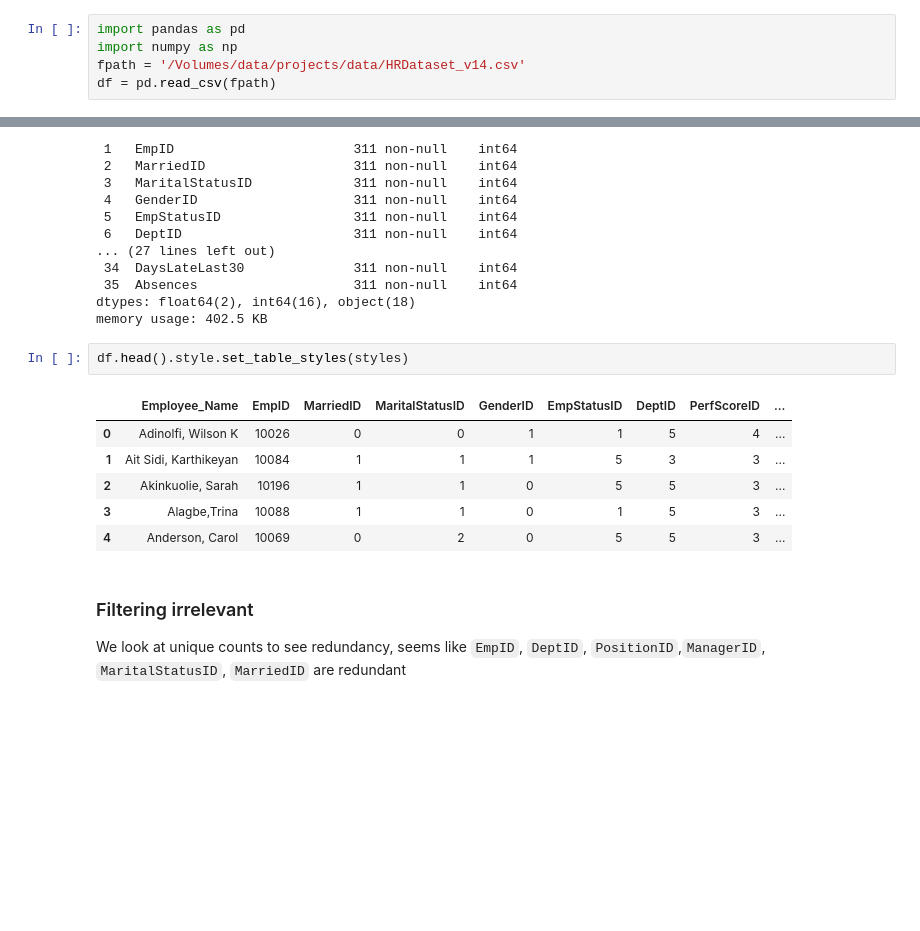
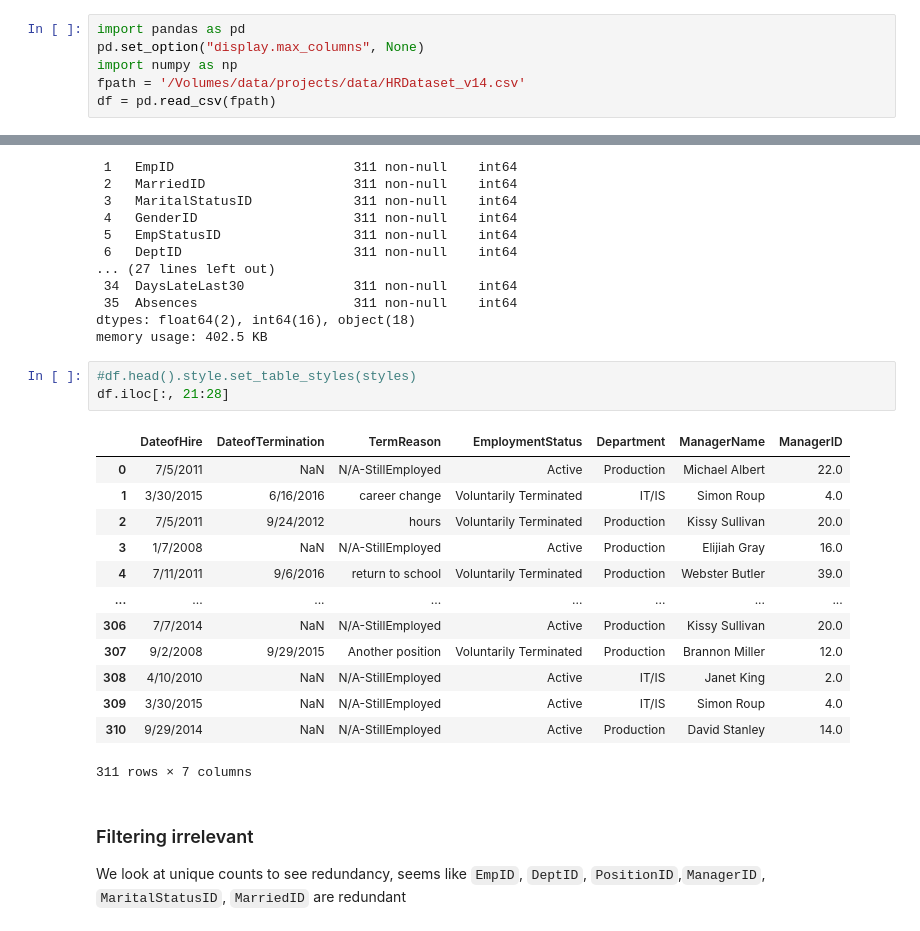
Before and after one commit to emmandecena/jpbook, a Jupyter notebook: book/docs/hrdatasetv14.ipynb, the cells around one changed output, grey strips where cells are left out. Cells and saved outputs as stored; diff of their text form; blank space fills up the shorter version.

```diff
--- a/book/docs/hrdatasetv14.ipynb
+++ b/book/docs/hrdatasetv14.ipynb
@@ -40,6 +40,7 @@ This section contains:
 # lag measures - absences, late, resigned or not
 # %%
 import pandas as pd
+pd.set_option("display.max_columns", None)
 import numpy as np
 fpath = '/Volumes/data/projects/data/HRDataset_v14.csv'
 df = pd.read_csv(fpath)
@@ -90,14 +77,22 @@ Data columns (total 36 columns):
 dtypes: float64(2), int64(16), object(18)
 memory usage: 402.5 KB
 # %%
-df.head().style.set_table_styles(styles)
+#df.head().style.set_table_styles(styles)
+df.iloc[:, 21:28]
 # %% [output]
-|  | Employee_Name | EmpID | MarriedID | MaritalStatusID | GenderID | EmpStatusID | DeptID | PerfScoreID | ... |
-| 0 | Adinolfi, Wilson K | 10026 | 0 | 0 | 1 | 1 | 5 | 4 | ... |
-| 1 | Ait Sidi, Karthikeyan | 10084 | 1 | 1 | 1 | 5 | 3 | 3 | ... |
-| 2 | Akinkuolie, Sarah | 10196 | 1 | 1 | 0 | 5 | 5 | 3 | ... |
-| 3 | Alagbe,Trina | 10088 | 1 | 1 | 0 | 1 | 5 | 3 | ... |
-| 4 | Anderson, Carol | 10069 | 0 | 2 | 0 | 5 | 5 | 3 | ... |
+|  | DateofHire | DateofTermination | TermReason | EmploymentStatus | Department | ManagerName | ManagerID |
+| 0 | 7/5/2011 | NaN | N/A-StillEmployed | Active | Production | Michael Albert | 22.0 |
+| 1 | 3/30/2015 | 6/16/2016 | career change | Voluntarily Terminated | IT/IS | Simon Roup | 4.0 |
+| 2 | 7/5/2011 | 9/24/2012 | hours | Voluntarily Terminated | Production | Kissy Sullivan | 20.0 |
+| 3 | 1/7/2008 | NaN | N/A-StillEmployed | Active | Production | Elijiah Gray | 16.0 |
+| 4 | 7/11/2011 | 9/6/2016 | return to school | Voluntarily Terminated | Production | Webster Butler | 39.0 |
+| ... | ... | ... | ... | ... | ... | ... | ... |
+| 306 | 7/7/2014 | NaN | N/A-StillEmployed | Active | Production | Kissy Sullivan | 20.0 |
+| 307 | 9/2/2008 | 9/29/2015 | Another position | Voluntarily Terminated | Production | Brannon Miller | 12.0 |
+| 308 | 4/10/2010 | NaN | N/A-StillEmployed | Active | IT/IS | Janet King | 2.0 |
+| 309 | 3/30/2015 | NaN | N/A-StillEmployed | Active | IT/IS | Simon Roup | 4.0 |
+| 310 | 9/29/2014 | NaN | N/A-StillEmployed | Active | Production | David Stanley | 14.0 |
+311 rows × 7 columns
 # %% [markdown]
 ### Filtering irrelevant
 
```
Also changed, not shown: parts of 7 cells of this notebook, 11 other files.
